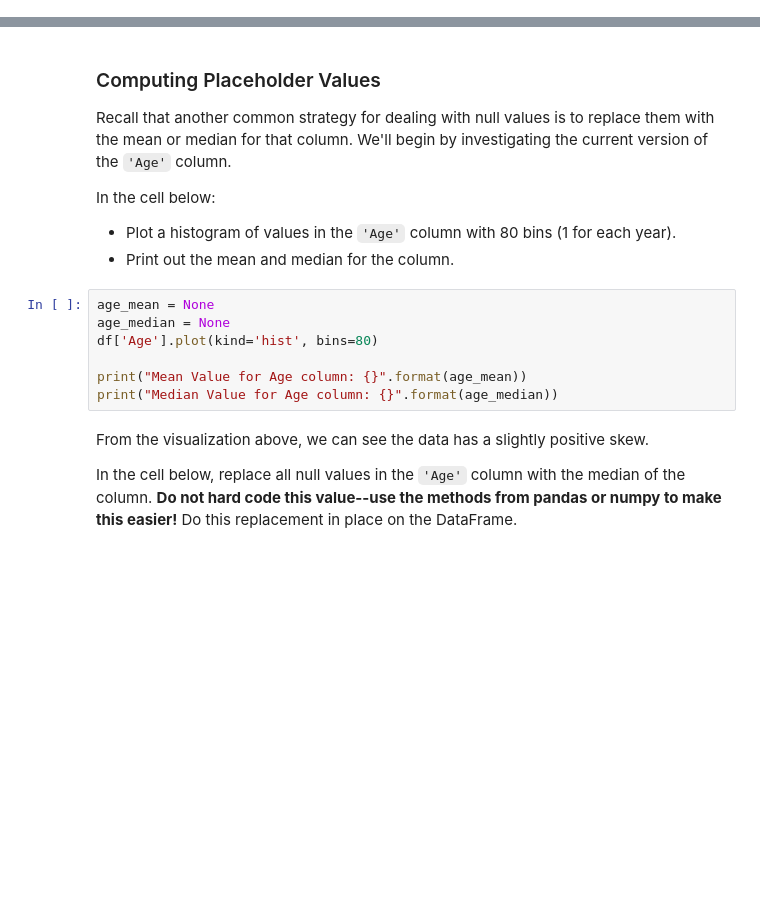
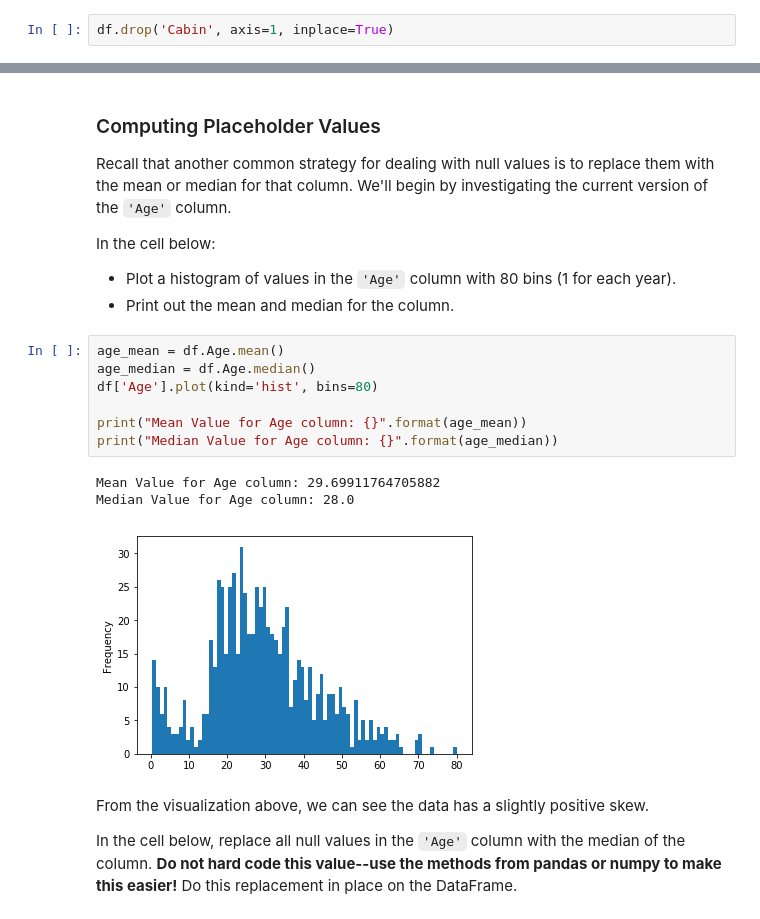
Before and after one commit to giorosati/dsc-1-04-12-dealing-with-missing-data-lab-online-ds-pt-100118, a Jupyter notebook: index.ipynb, the cells around one changed output, grey strips where cells are left out. Drawn from its saved outputs; the diff is of its cells as text; blank space fills up the shorter version.

```diff
--- a/index.ipynb
+++ b/index.ipynb
@@ -104,3 +131,5 @@ In the cell below:
 
 * drop the `Cabin` column in place from the `df` DataFrame
 * Then, check the remaining number of null values in the data set by using the code you wrote previously.
+# %%
+df.drop('Cabin', axis=1, inplace=True)
@@ -114,12 +159,16 @@ In the cell below:
 * Plot a histogram of values in the `'Age'` column with 80 bins (1 for each year).
 * Print out the mean and median for the column.
 # %%
-age_mean = None
-age_median = None
+age_mean = df.Age.mean()
+age_median = df.Age.median()
 df['Age'].plot(kind='hist', bins=80)
 
 print("Mean Value for Age column: {}".format(age_mean))
 print("Median Value for Age column: {}".format(age_median))
+# %% [output]
+Mean Value for Age column: 29.69911764705882
+Median Value for Age column: 28.0
+[figure, added]
 # %% [markdown]
 From the visualization above, we can see the data has a slightly positive skew.
 
```
Also changed, not shown: parts of 13 cells of this notebook.
